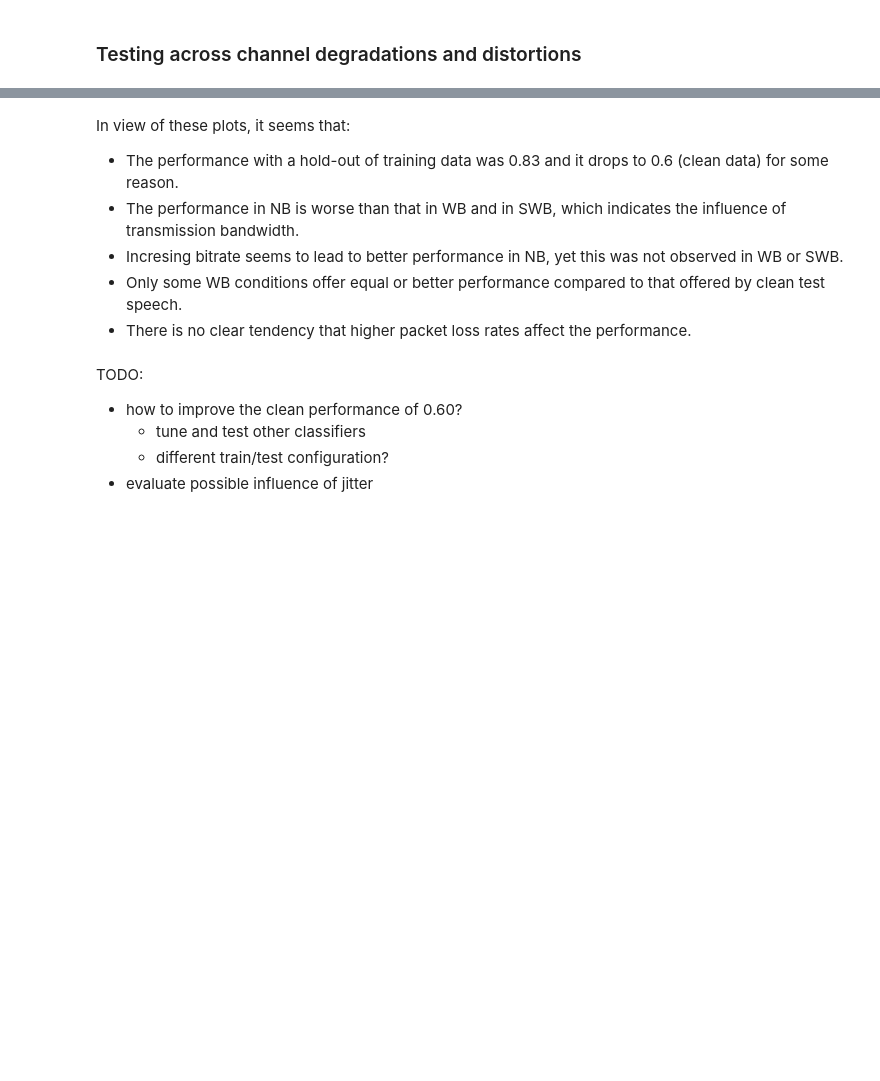
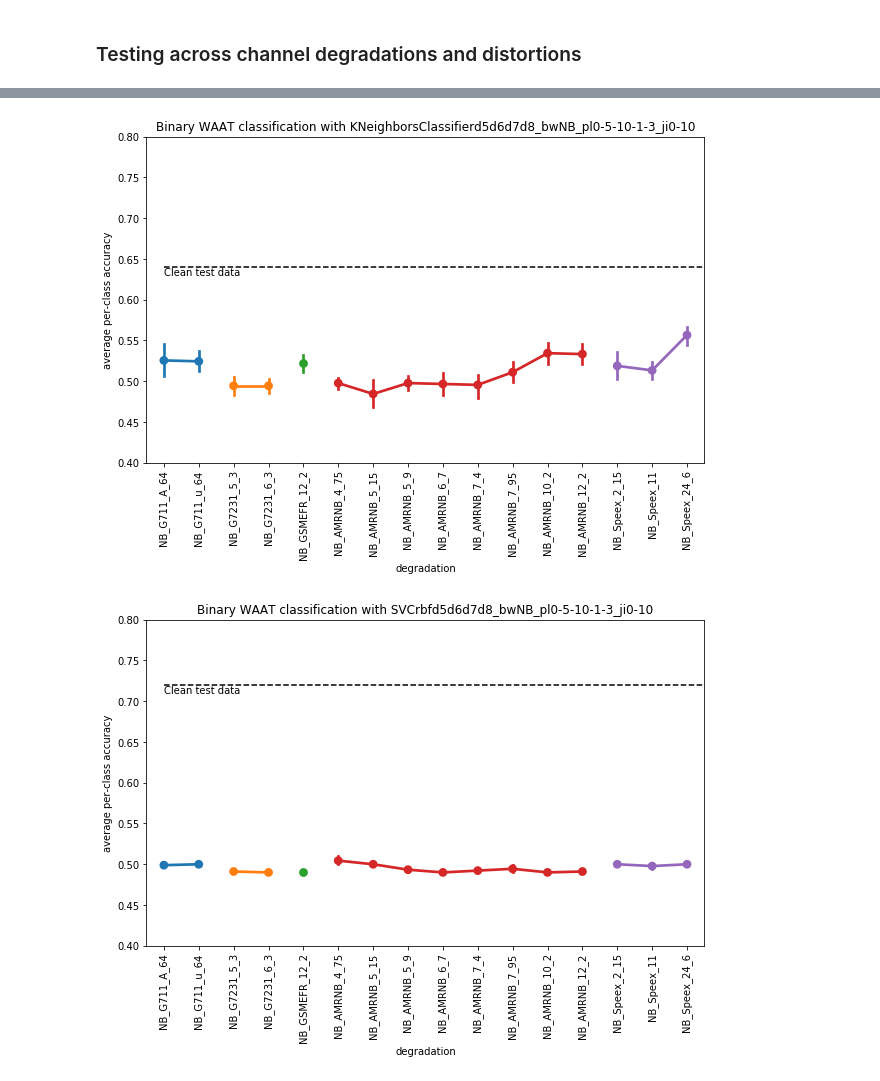
Before and after one commit to laufergall/ML_Speaker_Characteristics, a Jupyter notebook: classification/04_classification_degraded_speech.ipynb, the cells around one changed output, grey strips where cells are left out. Cells and saved outputs as stored; diff of their text form; code cells hidden in the pictures; blank space fills up the shorter version.

```diff
--- a/classification/04_classification_degraded_speech.ipynb
+++ b/classification/04_classification_degraded_speech.ipynb
@@ -269,0 +389,27 @@ Selected classifier based on the best performance on B: 'KNeighborsClassifier_cl
+# %%
+
+# loop over tuned classifiers
+for c in np.arange(tuning_all.shape[0]):
+
+    feats_cond_class = feats_dist_class[feats_dist_class['distcode']=='Clean']
+
+    # scaling test features with the transformation learnt in training
+    dropcolumns=['name','spkID','distnum','packetlossrate','jitterms','distcode','gender','class']
+    feats_s_test = scaler.transform(feats_cond_class.drop(dropcolumns,axis=1))
+
+    # test data. Features and labels
+    Xt = feats_s_test
+    yt = feats_cond_class['class'].astype('category').cat.codes
+
+    # predictions on the test set
+    # feat sel on Xt is performed by the classifier
+    yt_pred = trained_all[c][0].predict(Xt)
+
+    # score per instance
+    recallscore = recall_score(yt, yt_pred, average='macro')
+    print('%r -> Clean test speech, average per-class accuracy (per instance)=%.2f' % (tuning_all.loc[c,'classifiers_names'], recallscore))
+
+    # score per speaker
+    yt_spk, yt_pred_spk, yt_pred_spk_conf = mj_preds(yt, yt_pred, feats_cond_class)
+    recallscore_spk = recall_score(yt_spk, yt_pred_spk, average='macro')
+    print('%r -> Clean test speech, average per-class accuracy (per speaker)=%.2f' % (tuning_all.loc[c,'classifiers_names'], recallscore_spk))
@@ -316,6 +481,0 @@ for i in np.arange(0,len(dist_codes)):
-# %%
-test_performance['distortion']= test_performance[['packetlossrate', 'jitterms']].apply(lambda x: 'P'+x[0].zfill(2)+'J'+x[1].zfill(2), axis=1)
-
-test_performance.to_csv(r'.\performance_channels\cls_test_distortionsdegradations_'+tuning_all.loc[i_best,'classifiers_names']+'.csv', index=False)
-# %%
-test_performance = pd.read_csv(r'.\performance_channels\cls_test_distortionsdegradations_KNeighborsClassifier_clean.csv')
@@ -431,15 +533,12 @@ ax.legend_.remove()
-# %% [markdown]
-In view of these plots, it seems that:
-
-* The performance with a hold-out of training data was 0.83 and it drops to 0.6 (clean data) for some reason.
-* The performance in NB is worse than that in WB and in SWB, which indicates the influence of transmission bandwidth.
-* Incresing bitrate seems to lead to better performance in NB, yet this was not observed in WB or SWB.
-* Only some WB conditions offer equal or better performance compared to that offered by clean test speech.
-* There is no clear tendency that higher packet loss rates affect the performance.
-# %% [markdown]
-TODO:
-
-* how to improve the clean performance of 0.60?
-    * tune and test other classifiers
-    * different train/test configuration?
-* evaluate possible influence of jitter
+# %%
+# narrowband degradations
+
+for c in np.arange(tuning_all.shape[0]):
+    test_performance = pd.read_csv(r'.\performance_channels\cls_test_distortionsdegradations_'+tuning_all.loc[c,'classifiers_names']+'_'+label+'.csv')
+    bw=['NB']
+    pl=list(test_performance['packetlossrate'].unique().astype(str))
+    ji=list(test_performance['jitterms'].unique().astype(str))
+    plot_performance_across_deg_dist(test_performance, bw, pl, ji)
+# %% [output]
+[figure, added]
+[figure, added]
```
Also changed, not shown: parts of 34 cells of this notebook, 19 other files.
